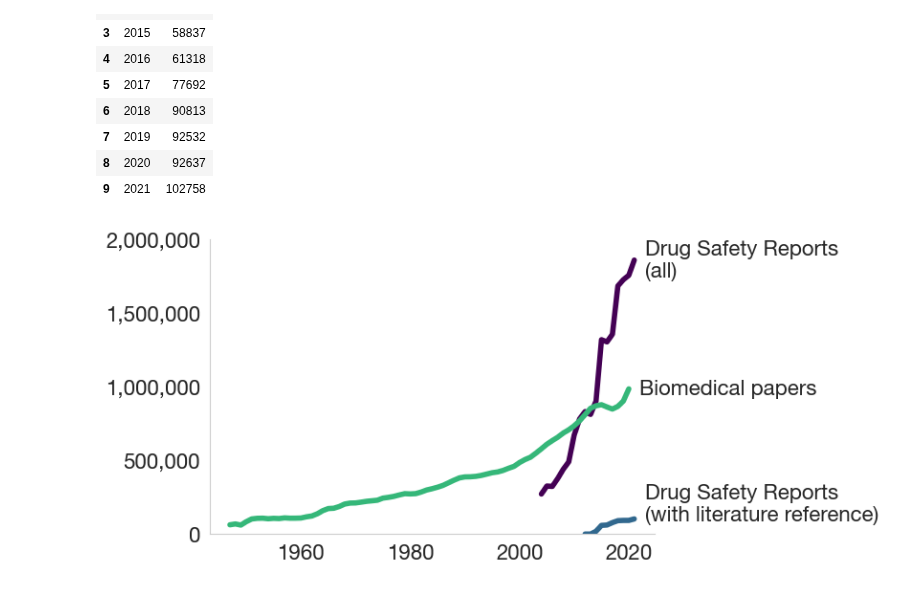
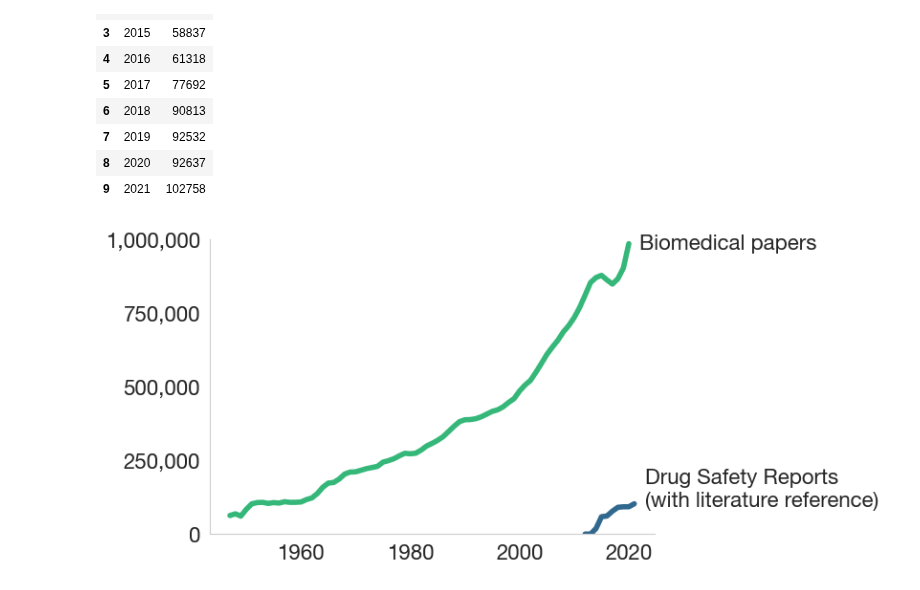
Before and after one commit to KarelDO/BioDEX, a Jupyter notebook: analysis/medline_citations_per_year.ipynb, the cells around one changed output. Cells and saved outputs as stored; diff of their text form; code cells hidden in the pictures.

Commit message:
final plots

```diff
--- a/analysis/medline_citations_per_year.ipynb
+++ b/analysis/medline_citations_per_year.ipynb
@@ -348,7 +348,7 @@ colors = cmap(np.linspace(0, 1, 4))
 # Plot the data
 fig, ax = plt.subplots(figsize=(6, 4))  # Set figure size
 
-data_safetyreports.plot(x='year', y='reports', ax=ax, color=colors[0], style='-', linewidth='4')
+# data_safetyreports.plot(x='year', y='reports', ax=ax, color=colors[0], style='-', linewidth='4')
 data_medline.plot(x='year', y='citations', ax=ax, color=colors[2], style='-', linewidth='4')
 data_faers_litref.plot(x='year', y='reports', ax=ax, color=colors[1], style='-', linewidth='4')
 
@@ -374,7 +374,8 @@ ax.legend().remove()
 # y_min = data['reports'].min()
 # y_max = data['reports'].max()
 y_min = -0
-y_max = 2000000
+# y_max = 2000000
+y_max = 1000000
 x_min = 1930
 x_max = 2022
 ax.set_ylim(y_min, y_max)
@@ -385,39 +386,39 @@ ax.yaxis.set_ticks(np.linspace(y_min + 0, y_max, 5))
 
 ax.yaxis.set_major_formatter(plt.FuncFormatter(lambda x, _: '{:,.0f}'.format(x)))
 
 arrowprops = dict(
     arrowstyle="<-",
     color='gray')
 
-ax.annotate('Drug Safety Reports\n(all)',
-            xy=(faers_x + 0.2, faers_y),
-            xytext=(faers_x + 2, faers_y),  # Adjust the position of the annotation
-            # arrowprops=arrowprops,
-            annotation_clip=False,
-            ha='left',
-            va='center')
+# ax.annotate('Drug Safety Reports\n(all)',
+#             xy=(faers_x + 0.2, faers_y),
+#             xytext=(faers_x + 2, faers_y),  # Adjust the position of the annotation
+#             # arrowprops=arrowprops,
+#             annotation_clip=False,
+#             ha='left',
+#             va='center')
 ax.annotate('Drug Safety Reports\n(with literature reference)',
             xy=(litref_x + 0.2, litref_y),
-            xytext=(litref_x + 2, litref_y + 100000),  # Adjust the position of the annotation
+            xytext=(litref_x + 2, litref_y + 50000),  # Adjust the position of the annotation
             # arrowprops=arrowprops,
             annotation_clip=False,
             ha='left',
             va='center')
 ax.annotate('Biomedical papers',
             xy=(medline_x + 0.2, medline_y),
             xytext=(medline_x + 2, medline_y),  # Adjust the position of the annotation
             # arrowprops=arrowprops,
             annotation_clip=False,
             ha='left',
             va='center')
 
 # Set title and labels
 # plt.title('Biomedical papers vs. drug safety reports\n')
 plt.xlabel('')
 # plt.ylabel('Number of Reports')
 
 # Show the plot
 plt.savefig('./plots/reports_and_articles_per_year.png', dpi=300, bbox_inches='tight')
 plt.show()
 # %% [output]
-[figure, old version]
+[figure, new version]
```
Also changed, not shown: 1 other file.
